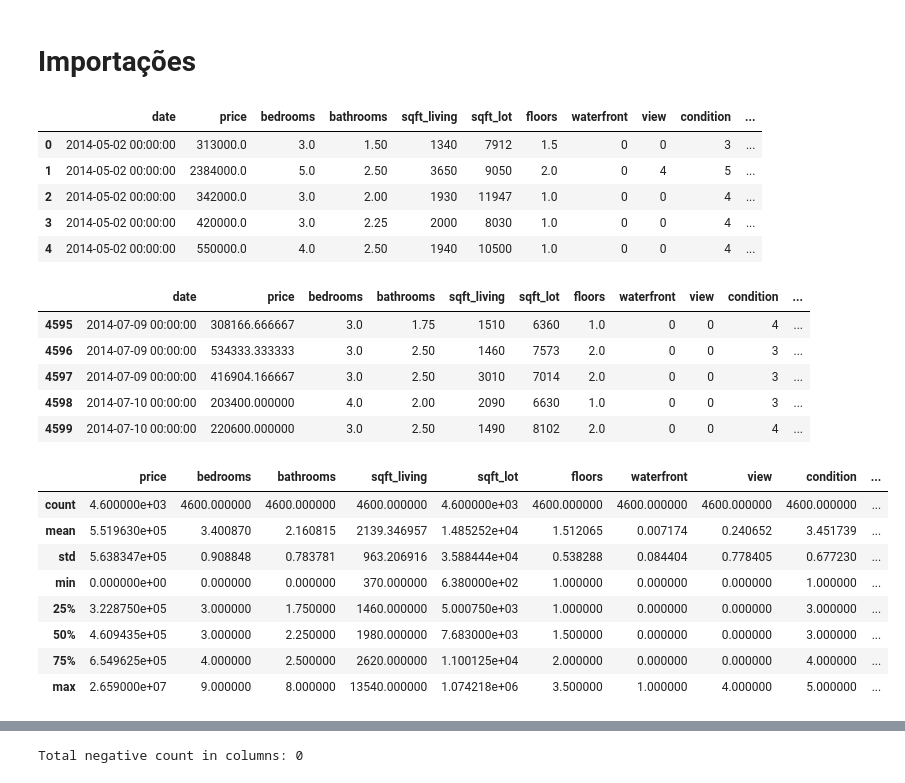
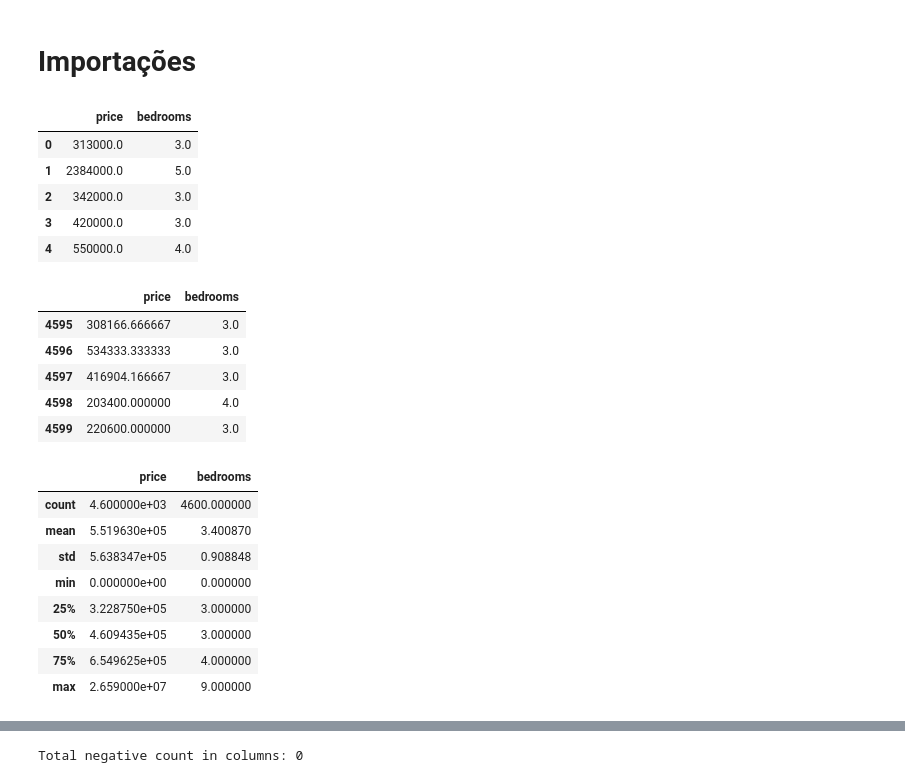
Before and after one commit to Cyb3rCairo/housepricing, a Jupyter notebook: housepricing.ipynb, the cells around one changed output, grey strips where cells are left out. Cells and saved outputs as stored; diff of their text form; code cells hidden in the pictures.

```diff
--- a/housepricing.ipynb
+++ b/housepricing.ipynb
@@ -11,33 +12,34 @@ import scipy.stats as stats
 # %%
 house = pd.read_csv("data.csv")
+house2 = house.filter(['price', 'bedrooms'], axis=1)
 # %%
-house.head()
+house2.head()
 # %% [output]
-|  | date | price | bedrooms | bathrooms | sqft_living | sqft_lot | floors | waterfront | view | condition | ... |
-| 0 | 2014-05-02 00:00:00 | 313000.0 | 3.0 | 1.50 | 1340 | 7912 | 1.5 | 0 | 0 | 3 | ... |
-| 1 | 2014-05-02 00:00:00 | 2384000.0 | 5.0 | 2.50 | 3650 | 9050 | 2.0 | 0 | 4 | 5 | ... |
-| 2 | 2014-05-02 00:00:00 | 342000.0 | 3.0 | 2.00 | 1930 | 11947 | 1.0 | 0 | 0 | 4 | ... |
-| 3 | 2014-05-02 00:00:00 | 420000.0 | 3.0 | 2.25 | 2000 | 8030 | 1.0 | 0 | 0 | 4 | ... |
-| 4 | 2014-05-02 00:00:00 | 550000.0 | 4.0 | 2.50 | 1940 | 10500 | 1.0 | 0 | 0 | 4 | ... |
+|  | price | bedrooms |
+| 0 | 313000.0 | 3.0 |
+| 1 | 2384000.0 | 5.0 |
+| 2 | 342000.0 | 3.0 |
+| 3 | 420000.0 | 3.0 |
+| 4 | 550000.0 | 4.0 |
 # %%
-house.tail()
+house2.tail()
 # %% [output]
-|  | date | price | bedrooms | bathrooms | sqft_living | sqft_lot | floors | waterfront | view | condition | ... |
-| 4595 | 2014-07-09 00:00:00 | 308166.666667 | 3.0 | 1.75 | 1510 | 6360 | 1.0 | 0 | 0 | 4 | ... |
-| 4596 | 2014-07-09 00:00:00 | 534333.333333 | 3.0 | 2.50 | 1460 | 7573 | 2.0 | 0 | 0 | 3 | ... |
-| 4597 | 2014-07-09 00:00:00 | 416904.166667 | 3.0 | 2.50 | 3010 | 7014 | 2.0 | 0 | 0 | 3 | ... |
-| 4598 | 2014-07-10 00:00:00 | 203400.000000 | 4.0 | 2.00 | 2090 | 6630 | 1.0 | 0 | 0 | 3 | ... |
-| 4599 | 2014-07-10 00:00:00 | 220600.000000 | 3.0 | 2.50 | 1490 | 8102 | 2.0 | 0 | 0 | 4 | ... |
+|  | price | bedrooms |
+| 4595 | 308166.666667 | 3.0 |
+| 4596 | 534333.333333 | 3.0 |
+| 4597 | 416904.166667 | 3.0 |
+| 4598 | 203400.000000 | 4.0 |
+| 4599 | 220600.000000 | 3.0 |
 # %%
-house.describe()
+house2.describe()
 # %% [output]
-|  | price | bedrooms | bathrooms | sqft_living | sqft_lot | floors | waterfront | view | condition | ... |
-| count | 4.600000e+03 | 4600.000000 | 4600.000000 | 4600.000000 | 4.600000e+03 | 4600.000000 | 4600.000000 | 4600.000000 | 4600.000000 | ... |
-| mean | 5.519630e+05 | 3.400870 | 2.160815 | 2139.346957 | 1.485252e+04 | 1.512065 | 0.007174 | 0.240652 | 3.451739 | ... |
-| std | 5.638347e+05 | 0.908848 | 0.783781 | 963.206916 | 3.588444e+04 | 0.538288 | 0.084404 | 0.778405 | 0.677230 | ... |
-| min | 0.000000e+00 | 0.000000 | 0.000000 | 370.000000 | 6.380000e+02 | 1.000000 | 0.000000 | 0.000000 | 1.000000 | ... |
-| 25% | 3.228750e+05 | 3.000000 | 1.750000 | 1460.000000 | 5.000750e+03 | 1.000000 | 0.000000 | 0.000000 | 3.000000 | ... |
-| 50% | 4.609435e+05 | 3.000000 | 2.250000 | 1980.000000 | 7.683000e+03 | 1.500000 | 0.000000 | 0.000000 | 3.000000 | ... |
-| 75% | 6.549625e+05 | 4.000000 | 2.500000 | 2620.000000 | 1.100125e+04 | 2.000000 | 0.000000 | 0.000000 | 4.000000 | ... |
-| max | 2.659000e+07 | 9.000000 | 8.000000 | 13540.000000 | 1.074218e+06 | 3.500000 | 1.000000 | 4.000000 | 5.000000 | ... |
+|  | price | bedrooms |
+| count | 4.600000e+03 | 4600.000000 |
+| mean | 5.519630e+05 | 3.400870 |
+| std | 5.638347e+05 | 0.908848 |
+| min | 0.000000e+00 | 0.000000 |
+| 25% | 3.228750e+05 | 3.000000 |
+| 50% | 4.609435e+05 | 3.000000 |
+| 75% | 6.549625e+05 | 4.000000 |
+| max | 2.659000e+07 | 9.000000 |
 # %%
```
Also changed, not shown: parts of 13 cells of this notebook.
